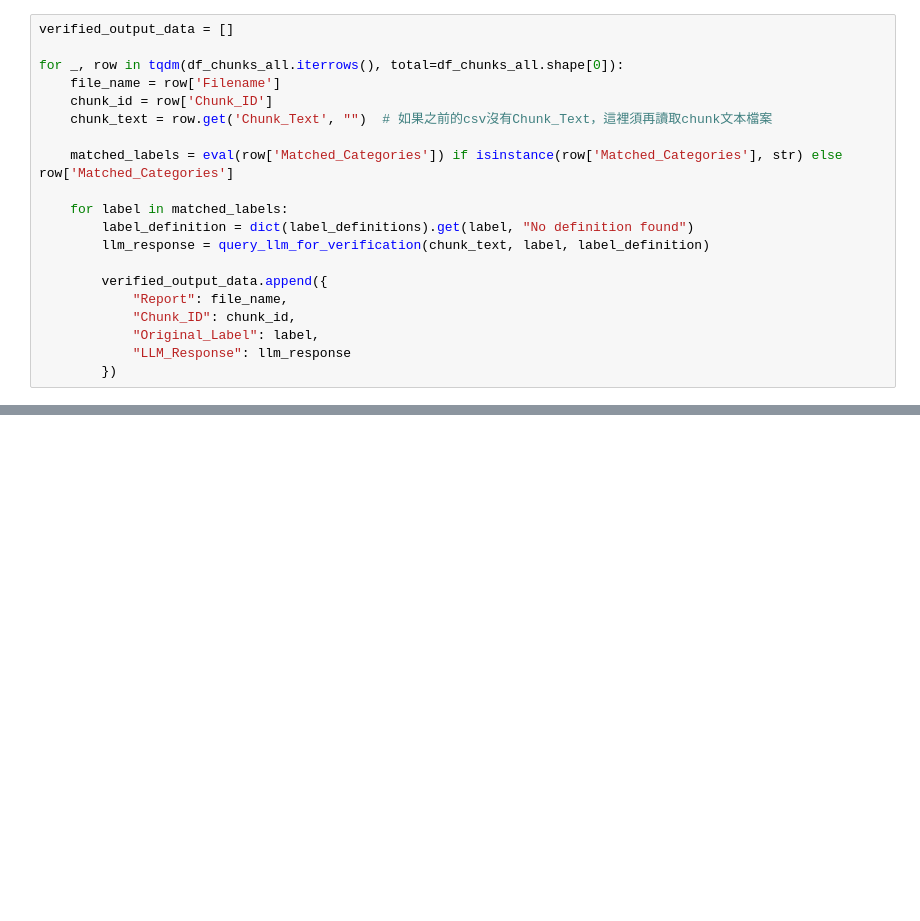
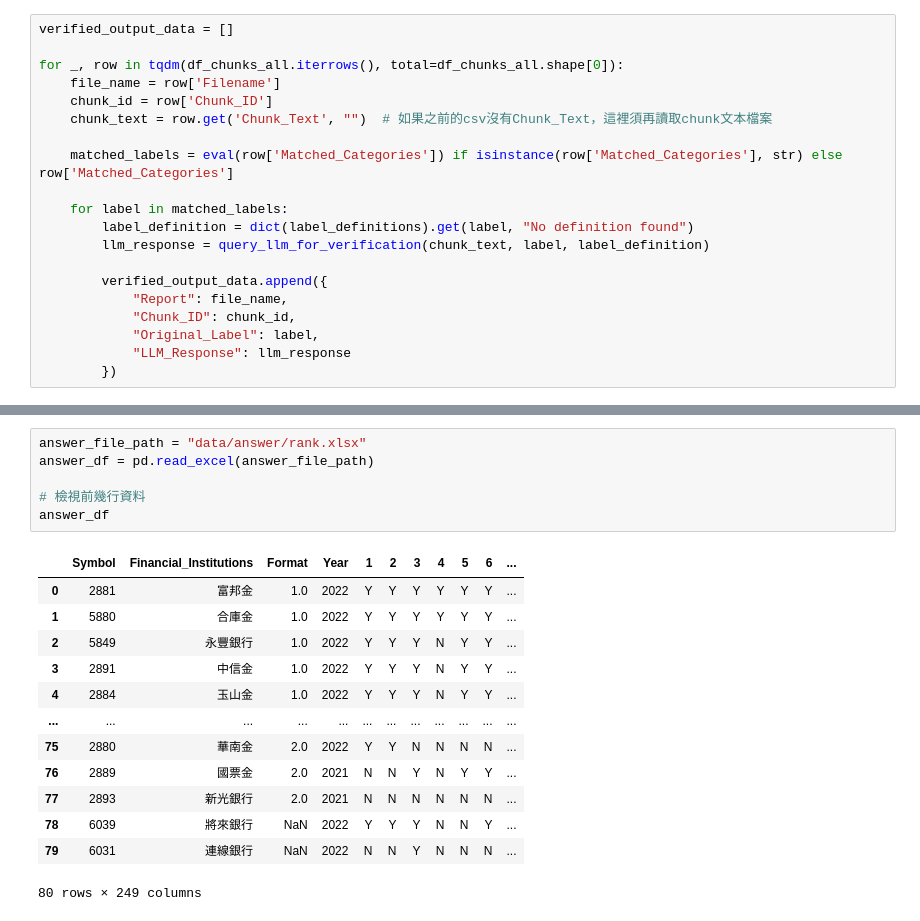
Before and after one commit to Mattis3858/rag_for_tcfd_reports, a Jupyter notebook: llm_second_verification_accuracy_analysis.ipynb, the cells around one changed output, grey strips where cells are left out. Cells and saved outputs as stored; diff of their text form; blank space fills up the shorter version.

```diff
--- a/llm_second_verification_accuracy_analysis.ipynb
+++ b/llm_second_verification_accuracy_analysis.ipynb
@@ -115 +136,21 @@ verified_df.head()
+# %%
+answer_file_path = "data/answer/rank.xlsx"
+answer_df = pd.read_excel(answer_file_path)
+
+# 檢視前幾行資料
+answer_df
+# %% [output]
+|  | Symbol | Financial_Institutions | Format | Year | 1 | 2 | 3 | 4 | 5 | 6 | ... |
+| 0 | 2881 | 富邦金 | 1.0 | 2022 | Y | Y | Y | Y | Y | Y | ... |
+| 1 | 5880 | 合庫金 | 1.0 | 2022 | Y | Y | Y | Y | Y | Y | ... |
+| 2 | 5849 | 永豐銀行 | 1.0 | 2022 | Y | Y | Y | N | Y | Y | ... |
+| 3 | 2891 | 中信金 | 1.0 | 2022 | Y | Y | Y | N | Y | Y | ... |
+| 4 | 2884 | 玉山金 | 1.0 | 2022 | Y | Y | Y | N | Y | Y | ... |
+| ... | ... | ... | ... | ... | ... | ... | ... | ... | ... | ... | ... |
+| 75 | 2880 | 華南金 | 2.0 | 2022 | Y | Y | N | N | N | N | ... |
+| 76 | 2889 | 國票金 | 2.0 | 2021 | N | N | Y | N | Y | Y | ... |
+| 77 | 2893 | 新光銀行 | 2.0 | 2021 | N | N | N | N | N | N | ... |
+| 78 | 6039 | 將來銀行 | NaN | 2022 | Y | Y | Y | N | N | Y | ... |
+| 79 | 6031 | 連線銀行 | NaN | 2022 | N | N | Y | N | N | N | ... |
+80 rows × 249 columns
 # %%
```
Also changed, not shown: parts of 12 cells of this notebook, 2 other files.
